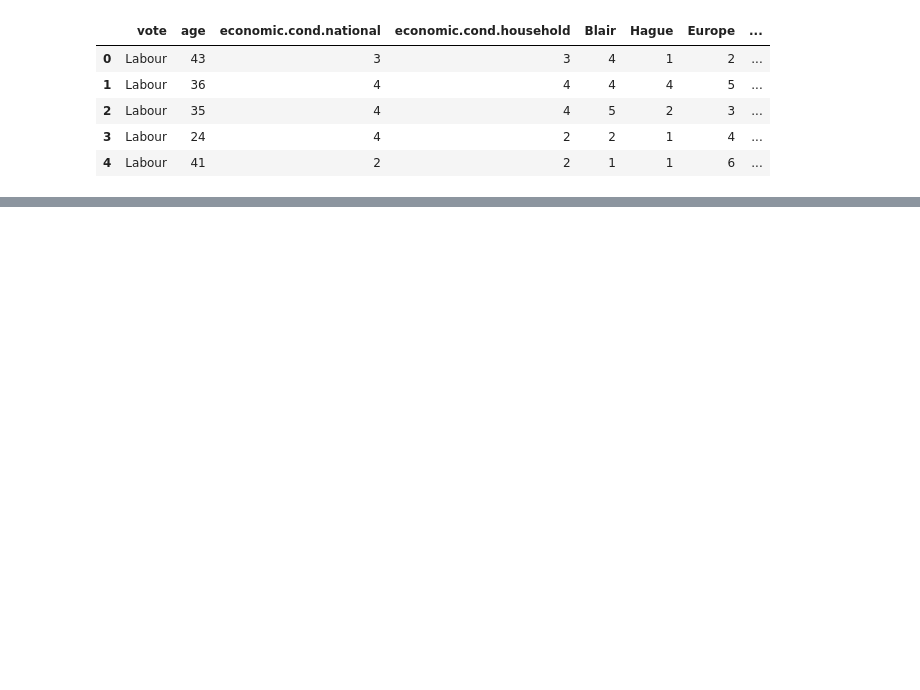
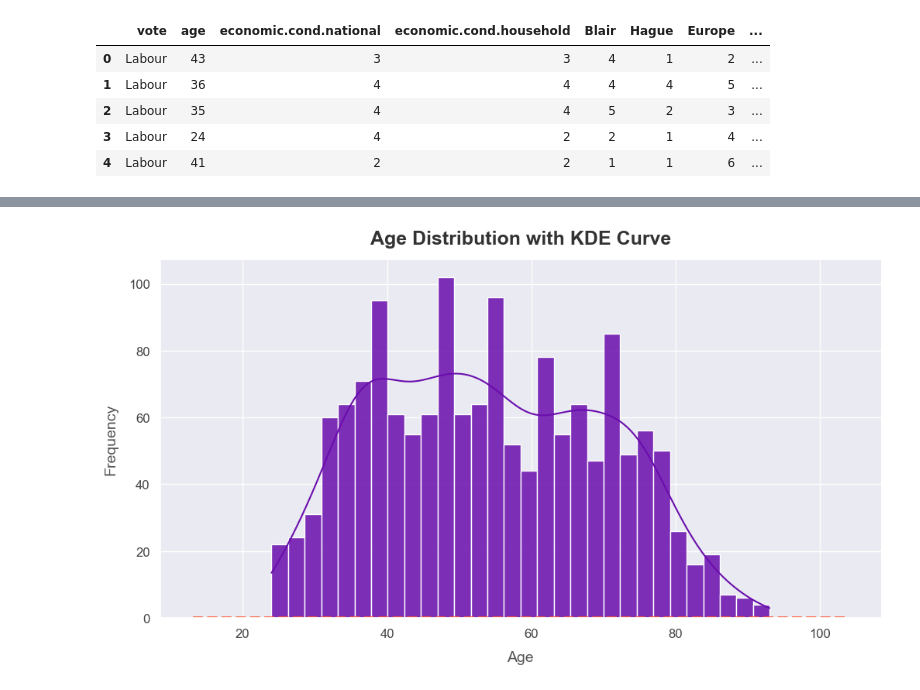
Before and after one commit to Shoyeb45/ElectionVotingPrediction, a Jupyter notebook: model.ipynb, the cells around one changed output, grey strips where cells are left out. Drawn from its saved outputs; the diff is of its cells as text; code cells hidden in the pictures; blank space fills up the shorter version.

```diff
--- a/model.ipynb
+++ b/model.ipynb
@@ -142,0 +184,25 @@ df.describe()   # Summary statistics for numerical data
+# %%
+import matplotlib.pyplot as plt
+import seaborn as sns
+
+sns.set_style("darkgrid")
+plt.figure(figsize=(12, 6))
+bar_color = "#6A0DAD"  # A modern deep purple
+line_color = "#FF5733"  # A vibrant orange for KDE
+
+sns.histplot(df["age"], kde=True, bins=30, color=bar_color, edgecolor="white", alpha=0.85)
+sns.kdeplot(df["age"], color=line_color, linewidth=2.5, linestyle="--")
+
+plt.title("Age Distribution with KDE Curve", fontsize=18, fontweight="bold", pad=15, color="#333333")
+plt.xlabel("Age", fontsize=14, fontweight="medium", labelpad=10, color="#555555")
+plt.ylabel("Frequency", fontsize=14, fontweight="medium", labelpad=10, color="#555555")
+
+sns.despine()
+
+plt.xticks(fontsize=12, color="#444444")
+plt.yticks(fontsize=12, color="#444444")
+
+# Show the final plot
+plt.show()
+# %% [output]
+[figure, added]
```
Also changed, not shown: parts of 44 cells of this notebook.
